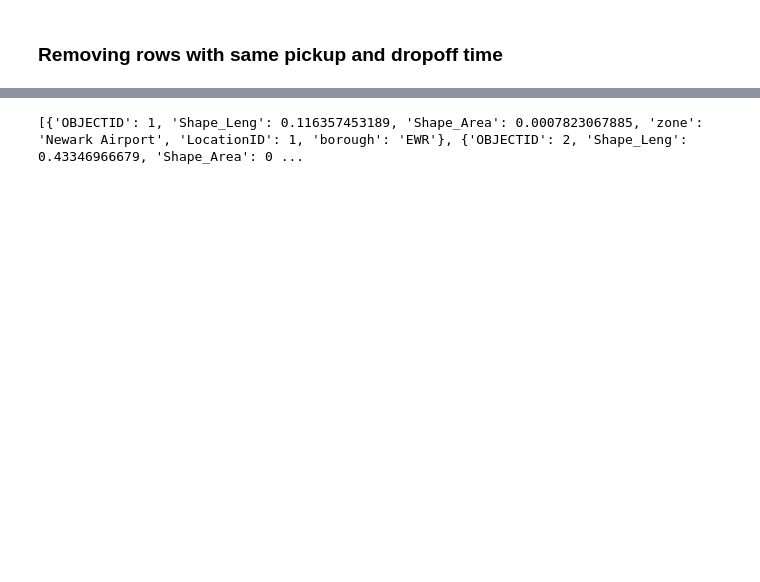
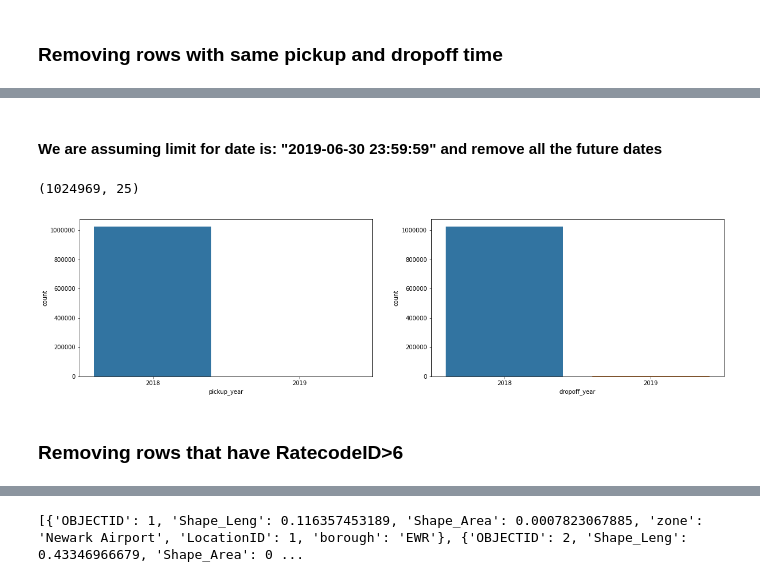
Before and after one commit to maliakber/algorithm-data-model-csc-501, a Jupyter notebook: source/assignment-2/assignment-2-jupnote.ipynb, the cells around one changed output, grey strips where cells are left out. Saved outputs shown, nothing was run; the diff lists cells and outputs as text; code cells hidden in the pictures; blank space fills up the shorter version.

```diff
--- a/source/assignment-2/assignment-2-jupnote.ipynb
+++ b/source/assignment-2/assignment-2-jupnote.ipynb
@@ -122,0 +160,16 @@ taxiSample.shape
+# %% [markdown]
+#### We are assuming limit for date is: "2019-06-30 23:59:59" and remove all the future dates
+# %%
+taxiSample = taxiSample[taxiSample.tpep_pickup_datetime<="2019-06-30 23:59:59"]
+taxiSample.shape
+# %% [output]
+(1024969, 25)
+# %%
+fig, ax = plt.subplots(1, 2, figsize=(20,5))
+sns.countplot(x='pickup_year', data=taxiSample, ax=ax[0])
+sns.countplot(x='dropoff_year', data=taxiSample, ax=ax[1])
+plt.show()
+# %% [output]
+[figure, added]
+# %% [markdown]
+### Removing rows that have RatecodeID>6
```
Also changed, not shown: parts of 83 cells of this notebook.
